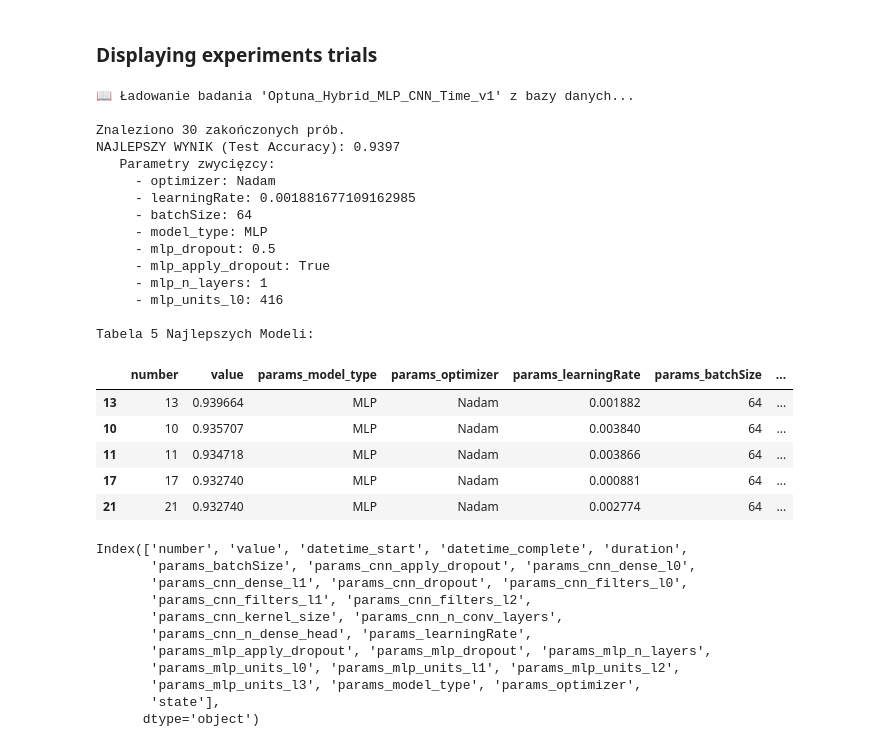
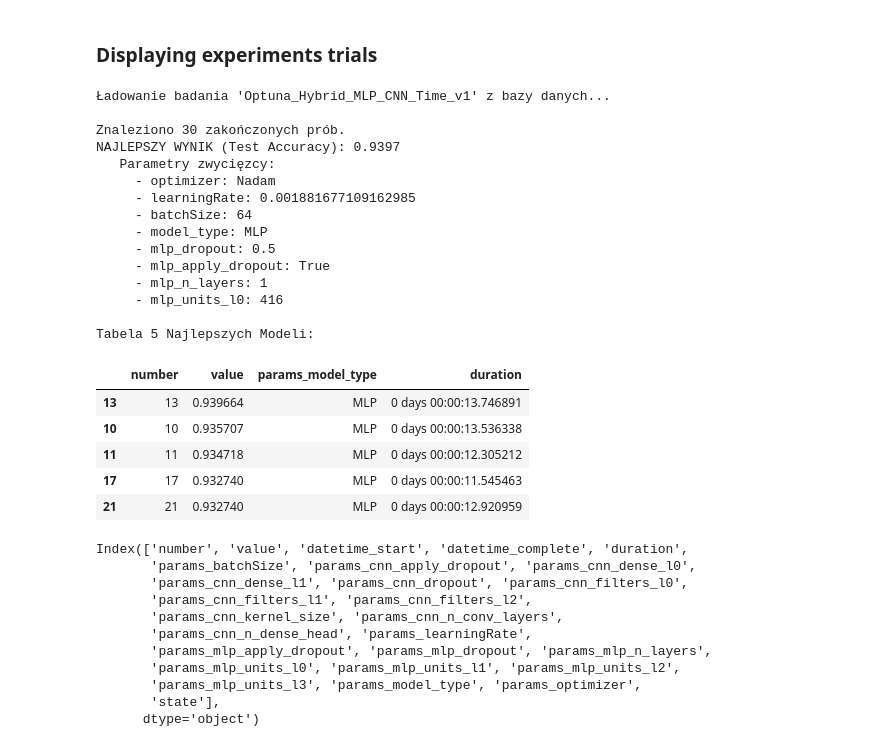
Before and after one commit to Mateo755/UAV_ML_FDI, a Jupyter notebook: FDI_UAV_Optuna_(Colab).ipynb, the cells around one changed output. Drawn from its saved outputs; the diff is of its cells as text; code cells hidden in the pictures.

```diff
--- a/FDI_UAV_Optuna_(Colab).ipynb
+++ b/FDI_UAV_Optuna_(Colab).ipynb
@@ -848,48 +848,45 @@ else:
             # Lista kolumn, które chcemy wyświetlić (jeśli istnieją w bazie)
             # Optuna dodaje prefiks 'params_' do nazw parametrów
             wanted_cols = [
-                'number', 'value', 'params_model_type',
-                'params_optimizer', 'params_learningRate', 'params_batchSize',
-                'params_mlp_n_layers', 'params_cnn_n_conv_layers',
-                'params_dropout', 'duration'
+                'number', 'value', 'params_model_type', 'duration'
             ]
 
             # Wybieramy tylko te kolumny, które faktycznie są w DataFrame
             # (np. params_mlp_n_layers może nie istnieć, jeśli wylosowano same CNN)
             cols_to_show = [c for c in wanted_cols if c in df_top5.columns]
 
             try:
                 display(df_top5[cols_to_show])
             except NameError:
                 print(df_top5[cols_to_show].to_string())
 
         else:
             print("Badanie istnieje, ale nie zawiera żadnych zakończonych prób.")
 
     except KeyError:
         print(f"Nie znaleziono badania o nazwie '{study_name}' w pliku .db.")
 # %% [output]
-📖 Ładowanie badania 'Optuna_Hybrid_MLP_CNN_Time_v1' z bazy danych...
+Ładowanie badania 'Optuna_Hybrid_MLP_CNN_Time_v1' z bazy danych...
 
 Znaleziono 30 zakończonych prób.
 NAJLEPSZY WYNIK (Test Accuracy): 0.9397
    Parametry zwycięzcy:
      - optimizer: Nadam
      - learningRate: 0.001881677109162985
      - batchSize: 64
      - model_type: MLP
      - mlp_dropout: 0.5
      - mlp_apply_dropout: True
      - mlp_n_layers: 1
      - mlp_units_l0: 416
 
 Tabela 5 Najlepszych Modeli:
-|  | number | value | params_model_type | params_optimizer | params_learningRate | params_batchSize | ... |
-| 13 | 13 | 0.939664 | MLP | Nadam | 0.001882 | 64 | ... |
-| 10 | 10 | 0.935707 | MLP | Nadam | 0.003840 | 64 | ... |
-| 11 | 11 | 0.934718 | MLP | Nadam | 0.003866 | 64 | ... |
-| 17 | 17 | 0.932740 | MLP | Nadam | 0.000881 | 64 | ... |
-| 21 | 21 | 0.932740 | MLP | Nadam | 0.002774 | 64 | ... |
+|  | number | value | params_model_type | duration |
+| 13 | 13 | 0.939664 | MLP | 0 days 00:00:13.746891 |
+| 10 | 10 | 0.935707 | MLP | 0 days 00:00:13.536338 |
+| 11 | 11 | 0.934718 | MLP | 0 days 00:00:12.305212 |
+| 17 | 17 | 0.932740 | MLP | 0 days 00:00:11.545463 |
+| 21 | 21 | 0.932740 | MLP | 0 days 00:00:12.920959 |
 # %%
 df_top5.columns
 # %% [output]
```
Also changed, not shown: parts of 5 cells of this notebook.
